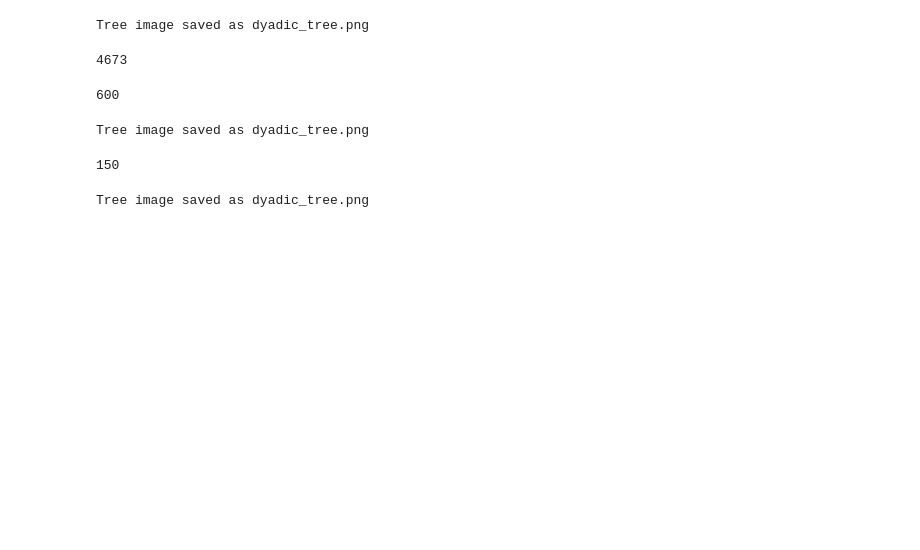
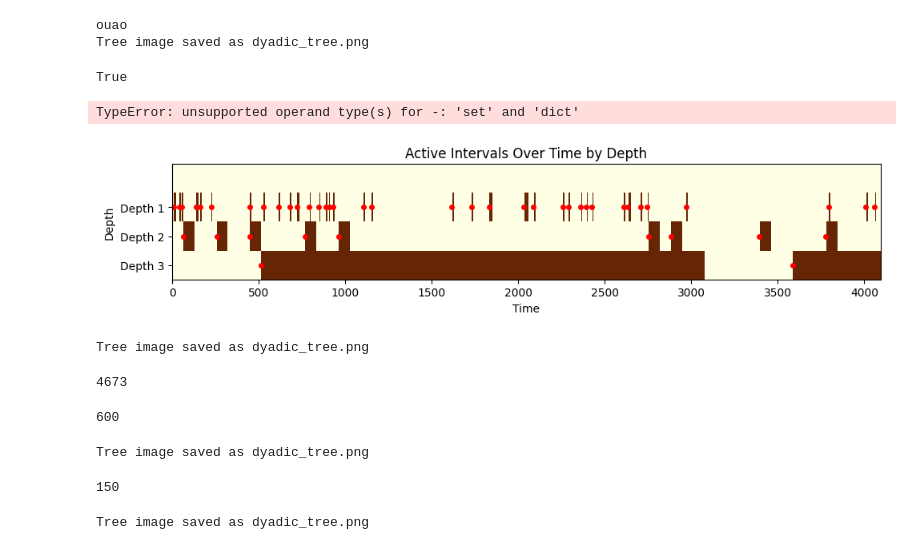
Before and after one commit to nguyenicolas/NS_Lipschitz_Bandits, a Jupyter notebook: main.ipynb, the cells around one changed output. Saved outputs shown, nothing was run; the diff lists cells and outputs as text; code cells hidden in the pictures; blank space fills up the shorter version.

```diff
--- a/main.ipynb
+++ b/main.ipynb
@@ -286,13 +299,14 @@ class MBDE :
         self.l+=1
         print(f'Entering Episode {self.l}')
         self.block = 0
-        self.m = 1 # bon ca fait pas trop sens de considerer qu'une seule bin, on perd des rounds inutilement
+        self.m = 4 # bon ca fait pas trop sens de considerer qu'une seule bin, on perd des rounds inutilement
 
     def initialize_block(self):
 
         self.m+=1
         print(f'Entering block {self.m}')
         self.ScheduleReplays()
+        #self.tree.active_depths = self.active_depth_set() en fait on initialize direct a m au 1er round
 
         self.starting_block = np.copy(self.t)
         self.ending_block = self.t + 8**self.m
@@ -312,6 +326,7 @@ class MBDE :
                     p_s_d = np.sqrt(8 ** d / (s - 1))
                     R_s_d = int(np.random.random() < p_s_d)
                     self.Replays[s, d] = R_s_d
+        self.get_mask()
 
     def get_mask(self):
         self.active_mask = np.zeros_like(self.Replays)
@@ -327,8 +342,7 @@ class MBDE :
                         self.active_mask[t, d] = 1
 
 
-
-    def get_active_depths(self):
+    def active_depth_set(self):
         """
         gives the set of active depths at current round
         """
@@ -336,7 +350,36 @@ class MBDE :
             raise ValueError('Round s is out of bounds')
         return {self.m}.union({d for d, active in enumerate(self.active_mask[self.t]) if active == 1})
 
+    def check_if_replay(self):
+
+        # Check if new replay begins
+        old_set = set(self.tree.active_depths.keys())
+        new_set = self.active_depth_set()
+        new_depths = new_set - old_set
+        removed_depths = old_set - new_set
+
+        print('We activate depths ', new_depths)
+        print('We remove depths ', removed_depths)
+
+        if new_depths :
+            for d in new_depths:
+                self.tree.activate_depth(d)
+
+                # Do something
+                # ...
+                # Je me rappelle plus si il faut reactiver toutes les bins ou juste celles à cette depth ?
+
+        if removed_depths :
+            for d in removed_depths:
+                self.tree.de_activate_depth(d)
+
+                # Do something
+                # ...
+
+
     def choose_action(self) :
+
+        self.check_if_replay()
 
         min_depth = min(self.tree.active_depths)
         candidates = self.tree.active_depths[min_depth]
@@ -499,0 +545,19 @@ Entering block 4
+# %%
+if new_depths :
+    for d in new_depths:
+        algo.tree.activate_depth(d)
+
+if removed_depths :
+    for d in removed_depths:
+        algo.tree.de_activate_depth(d)
+        # Do something
+        # ...
+
+algo.tree.visualize_tree()
+# %% [output]
+ouao
+Tree image saved as dyadic_tree.png
+# %%
+algo.tree.find_node(3, 1).active
+# %% [output]
+True
@@ -500,3 +569,14 @@ Entering block 4
+# %%
+sim = Simulator(algo, env, T)
+
+sim.run()
+# %% [output]
+TypeError: unsupported operand type(s) for -: 'set' and 'dict'
+# %%
+sim.algo.get_active_depths()
+sim.algo.plot_active_mask()
+# %% [output]
+[figure, added]
 # %%
 sim.algo.tree.visualize_tree()
 # %% [output]
```
Also changed, not shown: parts of 4 cells of this notebook, 1 other file.
